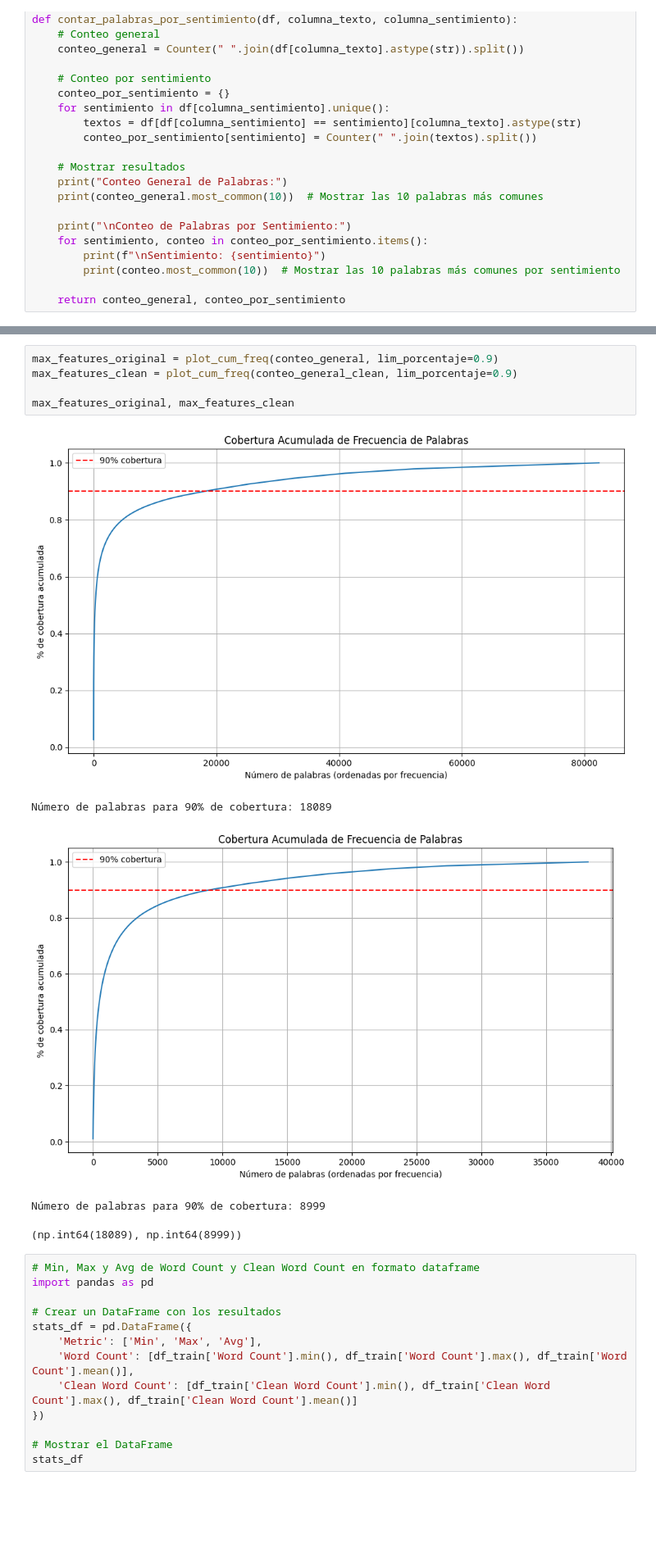
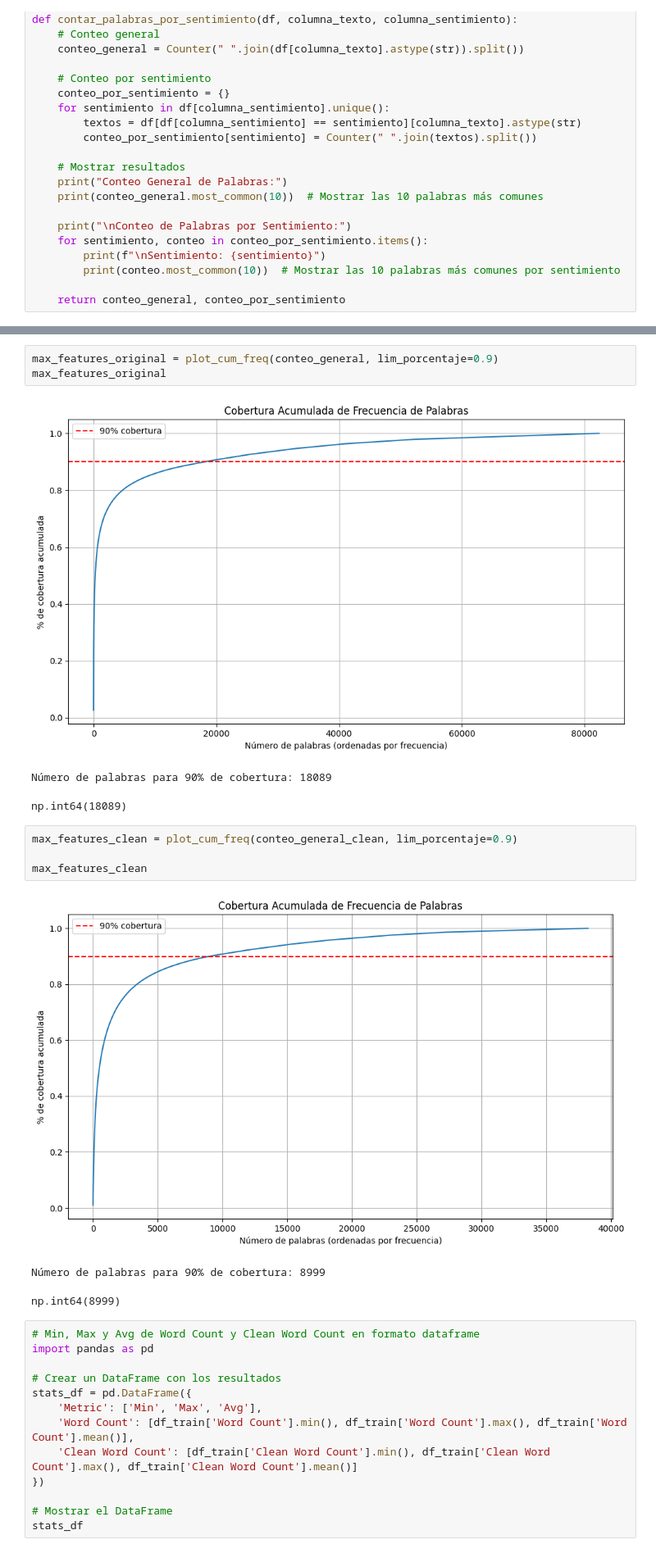
Before and after one commit to KevinAstudillo/Text-Classification, a Jupyter notebook: Text Classification.ipynb, the cells around one changed output, grey strips where cells are left out. Shown at 82% size. Drawn from its saved outputs; the diff is of its cells as text; blank space fills up the shorter version.

```diff
--- a/Text Classification.ipynb
+++ b/Text Classification.ipynb
@@ -415,15 +418,19 @@ def plot_cum_freq(conteo_general, lim_porcentaje=0.9):
     return num_palabras
 # %%
 max_features_original = plot_cum_freq(conteo_general, lim_porcentaje=0.9)
-max_features_clean = plot_cum_freq(conteo_general_clean, lim_porcentaje=0.9)
-
-max_features_original, max_features_clean
+max_features_original
 # %% [output]
 [figure]
 Número de palabras para 90% de cobertura: 18089
-[figure, removed]
-Número de palabras para 90% de cobertura: 8999
+np.int64(18089)
-(np.int64(18089), np.int64(8999))
+# %%
+max_features_clean = plot_cum_freq(conteo_general_clean, lim_porcentaje=0.9)
+
+max_features_clean
+# %% [output]
+[figure, added]
+Número de palabras para 90% de cobertura: 8999
+np.int64(8999)
 # %%
 # Min, Max y Avg de Word Count y Clean Word Count en formato dataframe
 import pandas as pd
```
Also changed, not shown: parts of 15 cells of this notebook, 10 other files.
